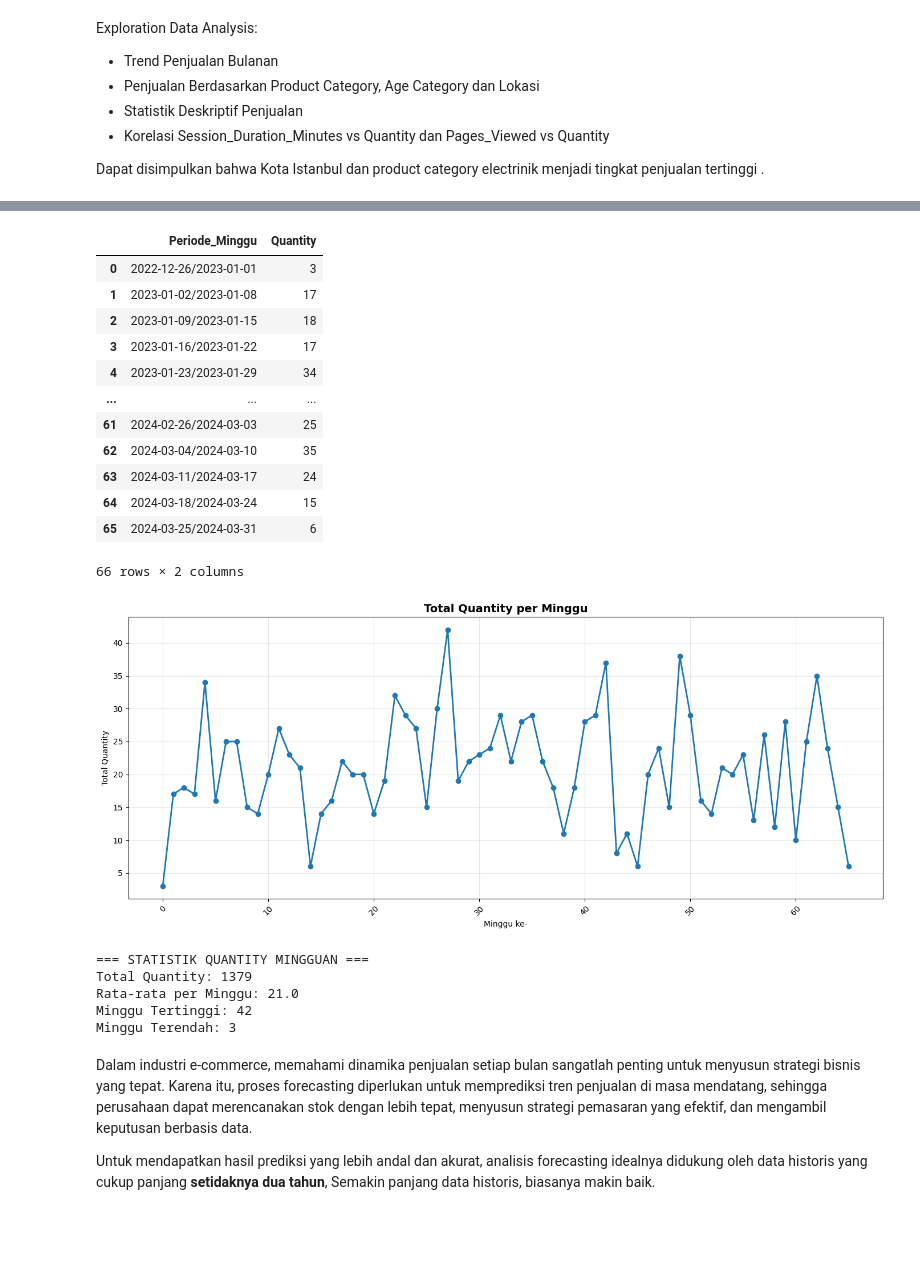
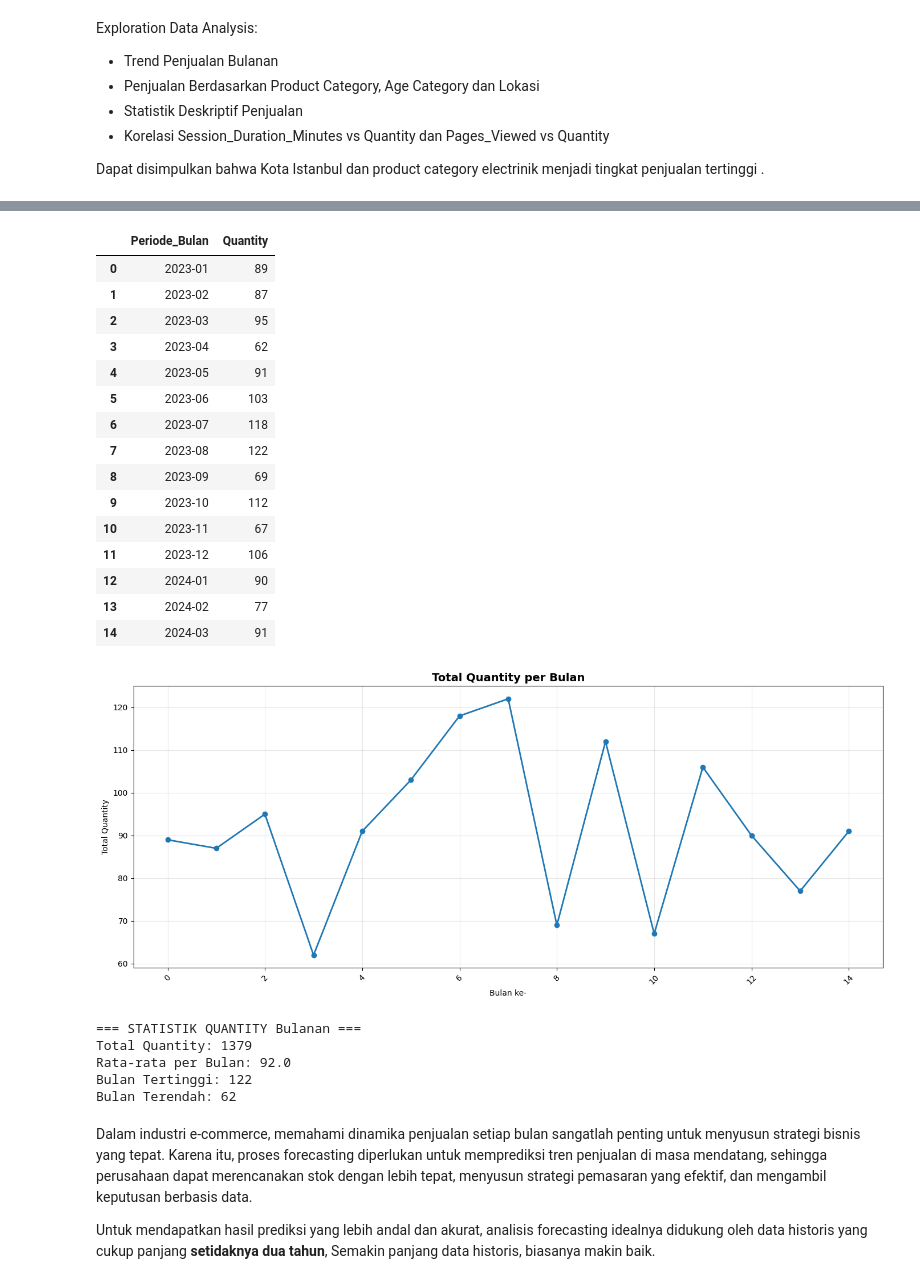
Before and after one commit to HaafizHhamda/Project-Analysis, a Jupyter notebook: Notebook.ipynb, the cells around one changed output, grey strips where cells are left out. Drawn from its saved outputs; the diff is of its cells as text; code cells hidden in the pictures; blank space fills up the shorter version.

```diff
--- a/Notebook.ipynb
+++ b/Notebook.ipynb
@@ -417,10 +417,9 @@ Exploration Data Analysis:
 Dapat disimpulkan bahwa Kota Istanbul dan product category electrinik menjadi tingkat penjualan tertinggi .
 # %%
 # Lokasi Istanbul
-df['Periode_Minggu'] = df['Date'].dt.to_period('W')
 df_istanbul = df[df['City']=='Istanbul']
-penjualan_per_minggu = df_istanbul.groupby('Periode_Minggu').agg({
+penjualan_per_bulan = df_istanbul.groupby('Periode_Bulan').agg({
     'Total_Amount': 'sum'
 }).reset_index()
-penjualan_per_minggu
+penjualan_per_bulan
 # %% [output]
@@ -468,50 +470,54 @@ Minggu Terendah: 667.0
 # %%
 df_electonik = df[df['Product_Category']=='Electronics']
-hasil = df_electonik.groupby('Periode_Minggu').agg({
+hasil = df_electonik.groupby('Periode_Bulan').agg({
     "Quantity": "sum"}).reset_index()
+hasil.to_csv('Forecasting.csv',index=False)
 hasil
 # %% [output]
-|  | Periode_Minggu | Quantity |
-| 0 | 2022-12-26/2023-01-01 | 3 |
-| 1 | 2023-01-02/2023-01-08 | 17 |
-| 2 | 2023-01-09/2023-01-15 | 18 |
-| 3 | 2023-01-16/2023-01-22 | 17 |
-| 4 | 2023-01-23/2023-01-29 | 34 |
-| ... | ... | ... |
-| 61 | 2024-02-26/2024-03-03 | 25 |
-| 62 | 2024-03-04/2024-03-10 | 35 |
-| 63 | 2024-03-11/2024-03-17 | 24 |
-| 64 | 2024-03-18/2024-03-24 | 15 |
-| 65 | 2024-03-25/2024-03-31 | 6 |
+|  | Periode_Bulan | Quantity |
+| 0 | 2023-01 | 89 |
+| 1 | 2023-02 | 87 |
+| 2 | 2023-03 | 95 |
+| 3 | 2023-04 | 62 |
+| 4 | 2023-05 | 91 |
+| 5 | 2023-06 | 103 |
+| 6 | 2023-07 | 118 |
+| 7 | 2023-08 | 122 |
+| 8 | 2023-09 | 69 |
+| 9 | 2023-10 | 112 |
+| 10 | 2023-11 | 67 |
+| 11 | 2023-12 | 106 |
+| 12 | 2024-01 | 90 |
+| 13 | 2024-02 | 77 |
+| 14 | 2024-03 | 91 |
-66 rows × 2 columns
 # %%
 plt.figure(figsize=(14, 6))
 
 # Plot total quantity elektronik
 
 plt.plot(range(len(hasil)),
          hasil['Quantity'],
          marker='o', linewidth=2)
-plt.title('Total Quantity per Minggu', fontsize=14, fontweight='bold')
-plt.xlabel('Minggu ke-')
+plt.title('Total Quantity per Bulan', fontsize=14, fontweight='bold')
+plt.xlabel('Bulan ke-')
 plt.ylabel('Total Quantity')
 plt.grid(True, alpha=0.3)
 plt.xticks(rotation=45)
 
 plt.tight_layout()
 plt.show()
-print("\n=== STATISTIK QUANTITY MINGGUAN ===")
+print("\n=== STATISTIK QUANTITY Bulanan ===")
 print(f"Total Quantity: {hasil['Quantity'].sum()}")
-print(f"Rata-rata per Minggu: {hasil['Quantity'].mean().round()}")
-print(f"Minggu Tertinggi: {hasil['Quantity'].max()}")
-print(f"Minggu Terendah: {hasil['Quantity'].min()}")
+print(f"Rata-rata per Bulan: {hasil['Quantity'].mean().round()}")
+print(f"Bulan Tertinggi: {hasil['Quantity'].max()}")
+print(f"Bulan Terendah: {hasil['Quantity'].min()}")
 # %% [output]
-[figure, old version]
+[figure, new version]
-=== STATISTIK QUANTITY MINGGUAN ===
+=== STATISTIK QUANTITY Bulanan ===
 Total Quantity: 1379
-Rata-rata per Minggu: 21.0
-Minggu Tertinggi: 42
-Minggu Terendah: 3
+Rata-rata per Bulan: 92.0
+Bulan Tertinggi: 122
+Bulan Terendah: 62
 # %% [markdown]
 Dalam industri e-commerce, memahami dinamika penjualan setiap bulan sangatlah penting untuk menyusun strategi bisnis yang tepat. Karena itu, proses forecasting diperlukan untuk memprediksi tren penjualan di masa mendatang, sehingga perusahaan dapat merencanakan stok dengan lebih tepat, menyusun strategi pemasaran yang efektif, dan mengambil keputusan berbasis data.
 
```
Also changed, not shown: parts of 2 cells of this notebook, 3 other files.
